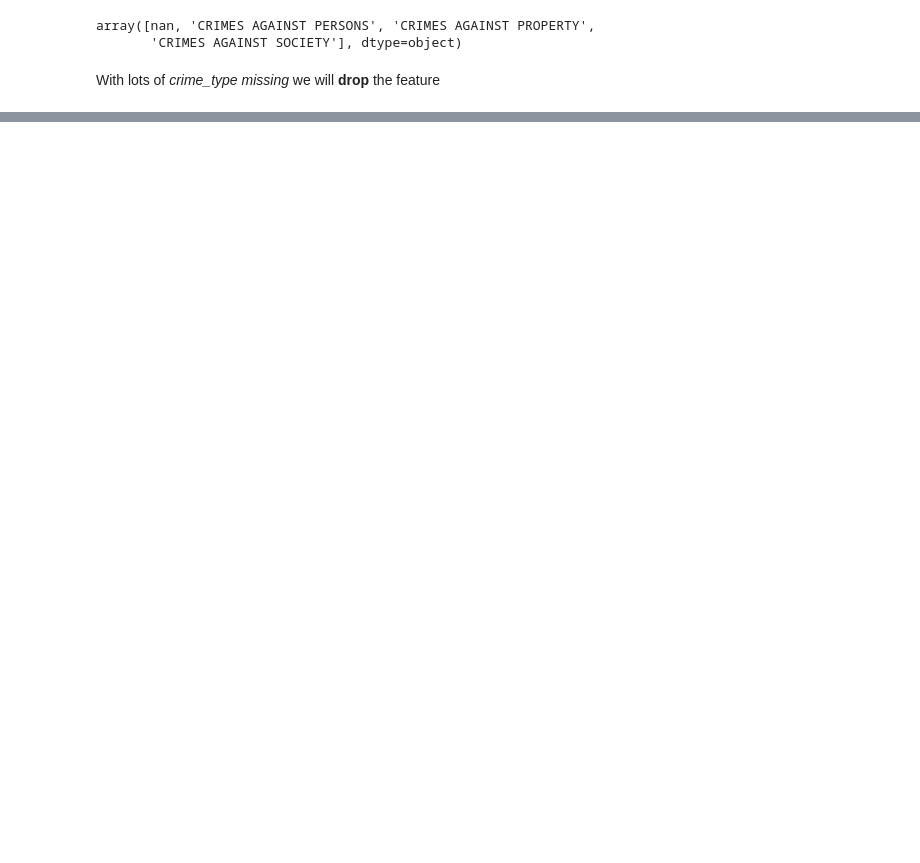
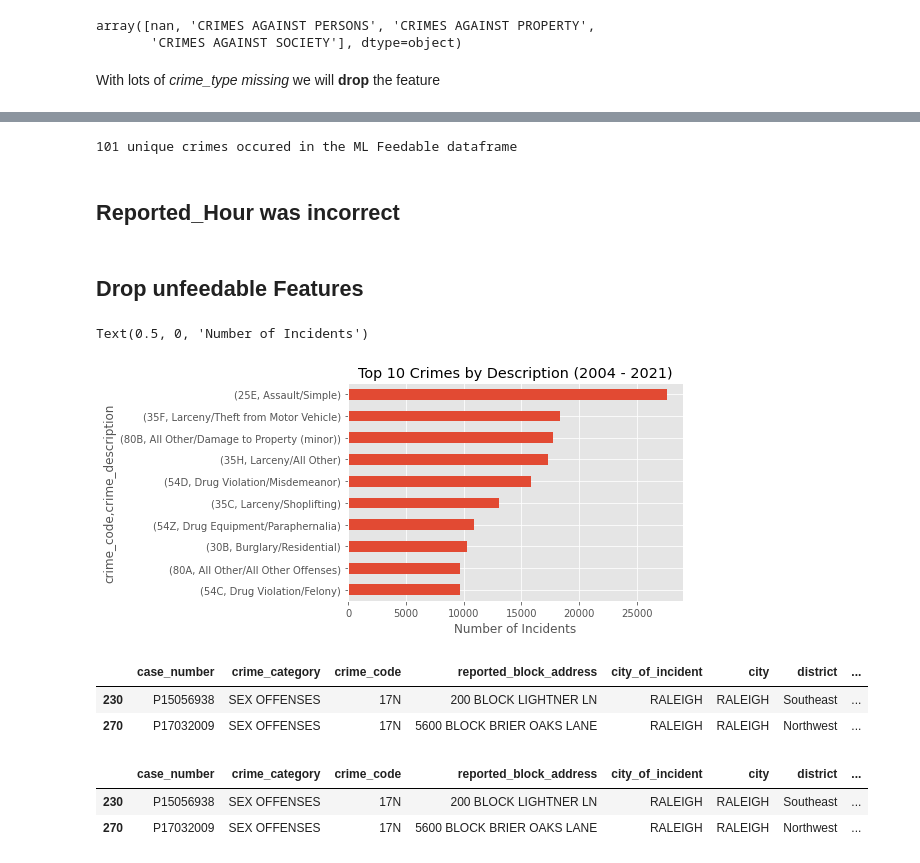
Before and after one commit to siddley1001/NCState_Datathon21, a Jupyter notebook: state_datathon_police.ipynb, the cells around one changed output, grey strips where cells are left out. Cells and saved outputs as stored; diff of their text form; code cells hidden in the pictures; blank space fills up the shorter version.

```diff
--- a/state_datathon_police.ipynb
+++ b/state_datathon_police.ipynb
@@ -124,0 +168,9 @@ police_df.groupby(['crime_category']).count().sort_values('reported_block_addres
+# %%
+#Drop Reported_block_address null row
+copy_index = police_copy.index
+null_block = police_copy['reported_block_address'].isnull()
+
+null_block_indices = copy_index[null_block].tolist()
+
+police_copy.drop(null_block_indices, axis = 0, inplace = True)
+draw_missing_data_table(police_copy)
@@ -124,0 +195,9 @@ police_df.groupby(['crime_category']).count().sort_values('reported_block_addres
+# %%
+#Drop City_of_incident null row
+copy_index = police_copy.index
+null_incidentcity = police_copy['city_of_incident'].isnull()
+
+null_city_indices = copy_index[null_incidentcity].tolist()
+
+police_copy.drop(null_city_indices, axis = 0, inplace = True)
+draw_missing_data_table(police_copy)
@@ -124,0 +286,3 @@ police_df.groupby(['crime_category']).count().sort_values('reported_block_addres
+# %%
+police_copy['city'] = police_copy['city'].map(city_dict)
+police_copy['city'].value_counts()
@@ -124,0 +355,32 @@ police_df.groupby(['crime_category']).count().sort_values('reported_block_addres
+# %%
+print('101 unique crimes occured in the ML Feedable dataframe')
+# %% [output]
+101 unique crimes occured in the ML Feedable dataframe
+# %% [markdown]
+## Reported_Hour was incorrect
+# %%
+police_copy['reported_date'] = pd.to_datetime(police_copy['reported_date'])
+police_copy['reported_hour'] = police_copy['reported_date'].dt.hour
+# %% [markdown]
+## Drop unfeedable Features
+# %%
+police_copy.groupby(['crime_code', 'crime_description'])['district'].count().sort_values(ascending = True).tail(10).plot(kind = 'barh', title = 'Top 10 Crimes by Description (2004 - 2021)')
+plt.xlabel('Number of Incidents')
+# %% [output]
+Text(0.5, 0, 'Number of Incidents')
+[figure, added]
+# %%
+police_copy.drop(['crime_description', 'reported_date', 'agency', 'updated_date'], axis=1, inplace=True)
+police_copy.head(2)
+# %% [output]
+|  | case_number | crime_category | crime_code | reported_block_address | city_of_incident | city | district | ... |
+| 230 | P15056938 | SEX OFFENSES | 17N | 200 BLOCK LIGHTNER LN | RALEIGH | RALEIGH | Southeast | ... |
+| 270 | P17032009 | SEX OFFENSES | 17N | 5600 BLOCK BRIER OAKS LANE | RALEIGH | RALEIGH | Northwest | ... |
+# %%
+police_copy['latlong_div'] = abs(police_copy['latitude'] / police_copy['longitude'])
+police_copy.drop('longitude', axis =1, inplace = True)
+police_copy.head(2)
+# %% [output]
+|  | case_number | crime_category | crime_code | reported_block_address | city_of_incident | city | district | ... |
+| 230 | P15056938 | SEX OFFENSES | 17N | 200 BLOCK LIGHTNER LN | RALEIGH | RALEIGH | Southeast | ... |
+| 270 | P17032009 | SEX OFFENSES | 17N | 5600 BLOCK BRIER OAKS LANE | RALEIGH | RALEIGH | Northwest | ... |
```
Also changed, not shown: parts of 50 cells of this notebook.
